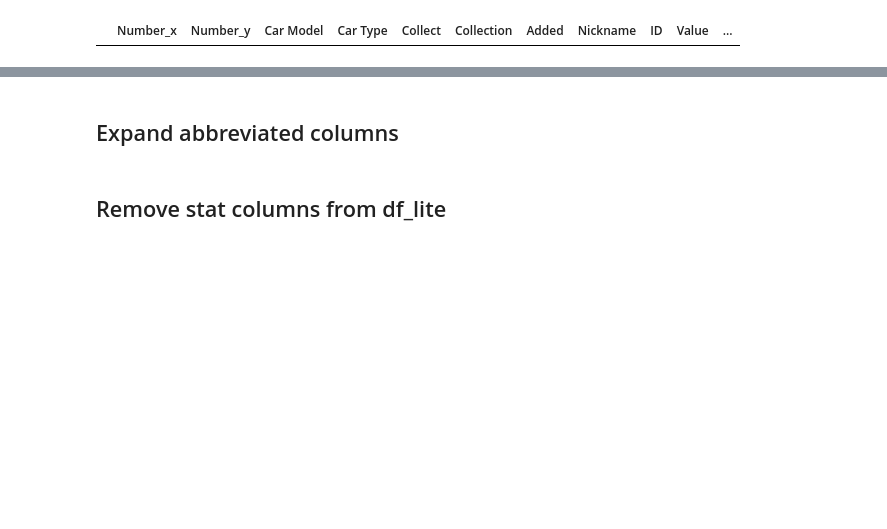
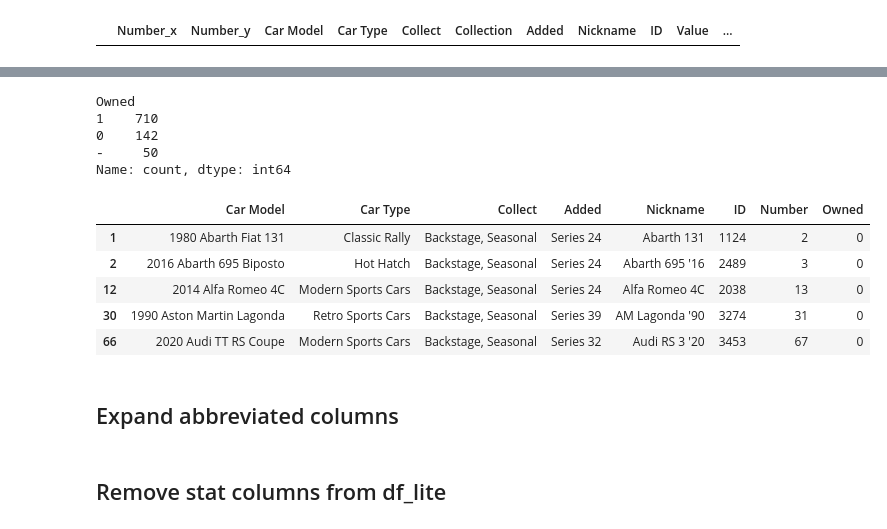
Before and after one commit to iaspidem/fh-cars-list, a Jupyter notebook: fh5-process-ext.ipynb, the cells around one changed output, grey strips where cells are left out. Cells and saved outputs as stored; diff of their text form; code cells hidden in the pictures; blank space fills up the shorter version.

```diff
--- a/fh5-process-ext.ipynb
+++ b/fh5-process-ext.ipynb
@@ -426,3 +457,21 @@ df_verify.head()
+# %%
+df_ext["Owned"].value_counts()
+# %% [output]
+Owned
+1    710
+0    142
+-     50
+Name: count, dtype: int64
+# %%
+df_ext_missing = df_ext.loc[(df_ext["Owned"]=="0") & (~df_ext["Collect"].str.contains("Autoshow"))]
+df_ext_missing.head()
+# %% [output]
+|  | Car Model | Car Type | Collect | Added | Nickname | ID | Number | Owned |
+| 1 | 1980 Abarth Fiat 131 | Classic Rally | Backstage, Seasonal | Series 24 | Abarth 131 | 1124 | 2 | 0 |
+| 2 | 2016 Abarth 695 Biposto | Hot Hatch | Backstage, Seasonal | Series 24 | Abarth 695 '16 | 2489 | 3 | 0 |
+| 12 | 2014 Alfa Romeo 4C | Modern Sports Cars | Backstage, Seasonal | Series 24 | Alfa Romeo 4C | 2038 | 13 | 0 |
+| 30 | 1990 Aston Martin Lagonda | Retro Sports Cars | Backstage, Seasonal | Series 39 | AM Lagonda '90 | 3274 | 31 | 0 |
+| 66 | 2020 Audi TT RS Coupe | Modern Sports Cars | Backstage, Seasonal | Series 32 | Audi RS 3 '20 | 3453 | 67 | 0 |
 # %% [markdown]
 ## Expand abbreviated columns
 # %% [markdown]
```
Also changed, not shown: parts of 4 cells of this notebook.
